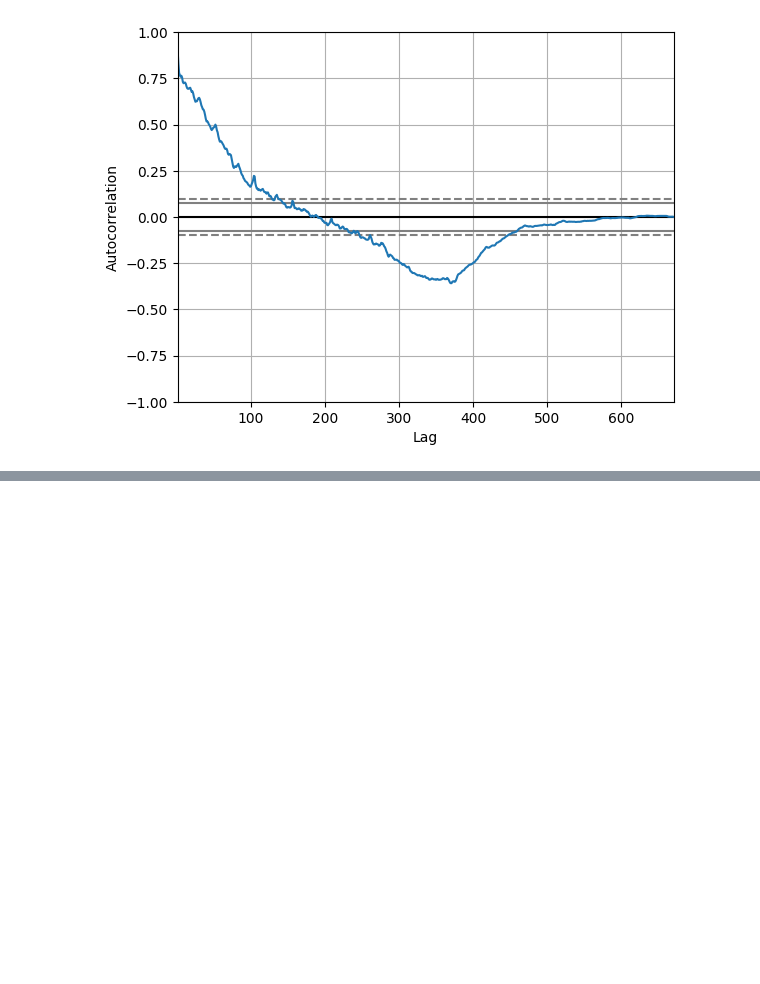
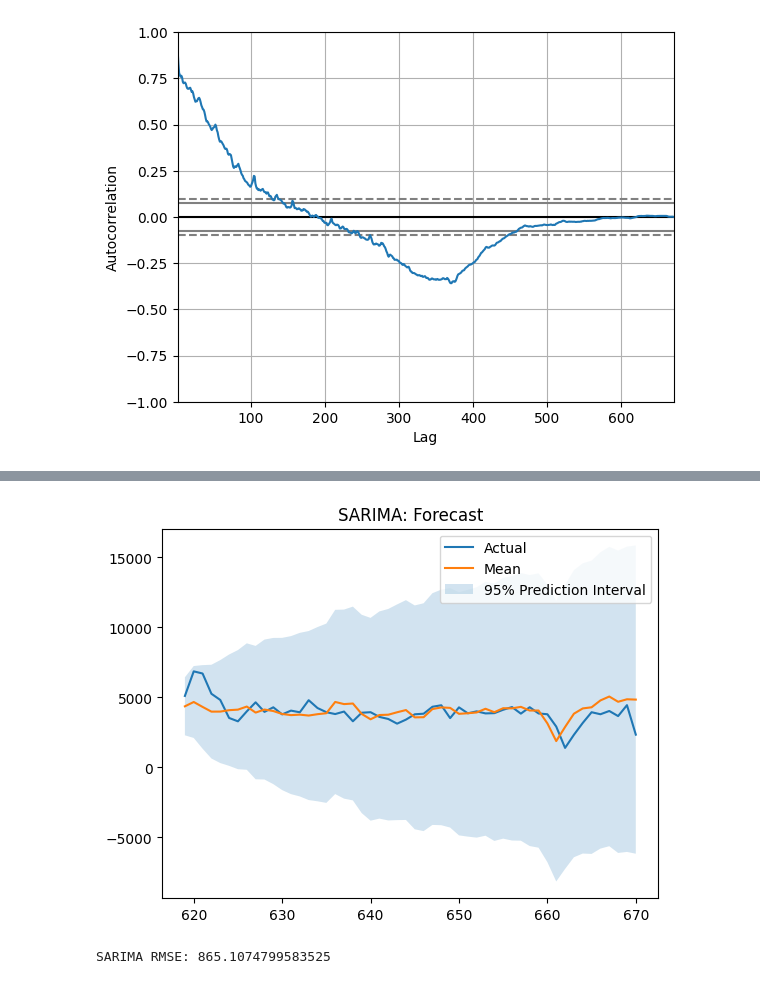
Before and after one commit to akmiller01/bse-transformer-seminar, a Jupyter notebook: arima.ipynb, the cells around one changed output, grey strips where cells are left out. Cells and saved outputs as stored; diff of their text form; code cells hidden in the pictures; blank space fills up the shorter version.

```diff
--- a/arima.ipynb
+++ b/arima.ipynb
@@ -116,0 +27,14 @@ Test RMSE: 841.199
+# %%
+hold_out_size = 52
+series = series.astype(float)
+
+# Create train and test sets
+y_train = series.iloc[:-hold_out_size]
+y_test = series.iloc[-hold_out_size:]
+
+''' Fit the data using SARIMA(0,1,1)(0,1,1) '''
+sarima = SARIMAX(y_train, order=(0, 1, 1),
+                 seasonal_order=(0, 1, 1, 52),
+                 trend=[0])
+sarima_res = sarima.fit(disp=False)
+print(sarima_res.summary())
@@ -116,0 +59,23 @@ Test RMSE: 841.199
+# %%
+# Get and plot forecast
+pd.plotting.register_matplotlib_converters()
+sarima_forecast = sarima_res.get_forecast(hold_out_size).summary_frame(alpha=0.05)
+plt.plot(sarima_forecast.index, y_test)
+plt.plot(sarima_forecast.index, sarima_forecast['mean'])
+plt.fill_between(sarima_forecast.index,
+                 sarima_forecast['mean_ci_lower'],
+                 sarima_forecast['mean_ci_upper'], alpha=0.2)
+plt.title('SARIMA: Forecast')
+plt.legend(['Actual', 'Mean', '95% Prediction Interval'])
+plt.show()
+
+# Print RMSE
+# Convenience function for computing root mean squared error
+def rmse(actual, prediction):
+    act, pred = actual.flatten(), prediction.flatten()
+    return np.sqrt(np.mean((act - pred) ** 2))
+
+print(f"SARIMA RMSE: {rmse(y_test.to_numpy(), sarima_forecast['mean'].to_numpy())}")
+# %% [output]
+[figure, added]
+SARIMA RMSE: 865.1074799583525
```
Also changed, not shown: parts of 4 cells of this notebook, 2 other files.
